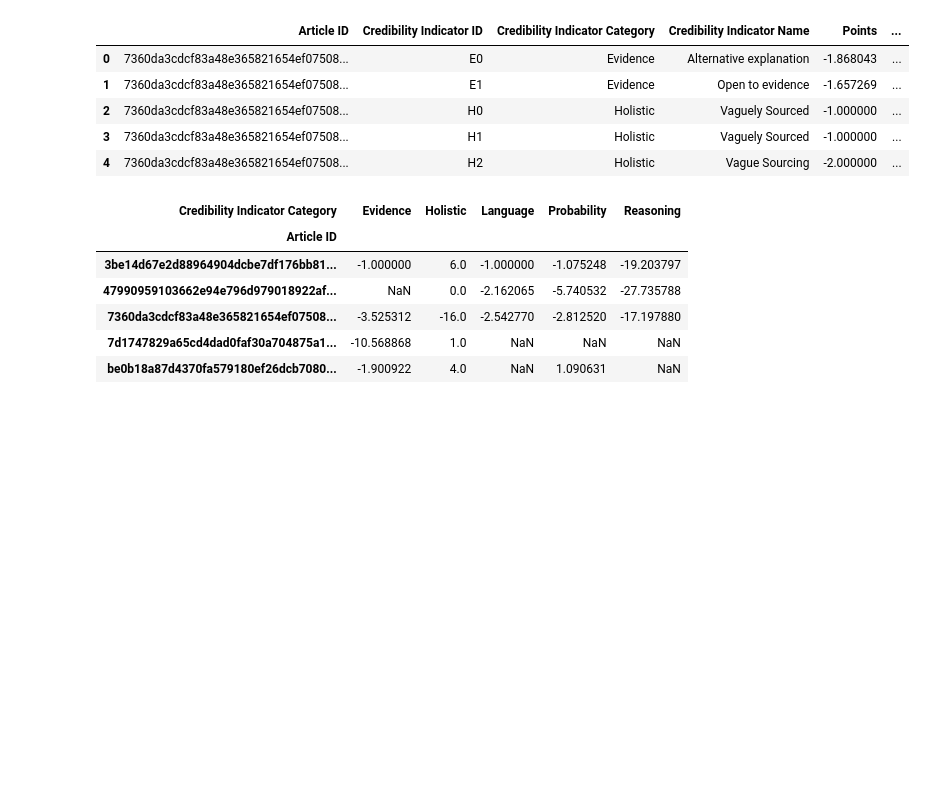
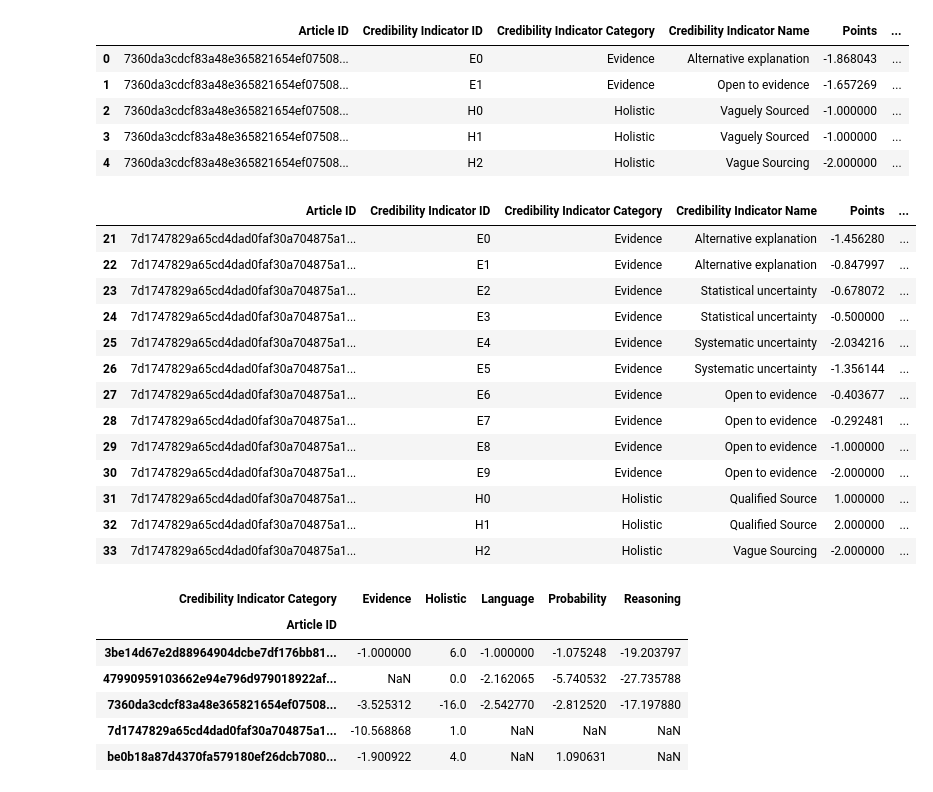
Before and after one commit to Goodly/pe-consensus-scoring, a Jupyter notebook: consensus_and_scoring/newsfeed/visualizations/test.ipynb, the cells around one changed output. Drawn from its saved outputs; the diff is of its cells as text; code cells hidden in the pictures; blank space fills up the shorter version.

```diff
--- a/consensus_and_scoring/newsfeed/visualizations/test.ipynb
+++ b/consensus_and_scoring/newsfeed/visualizations/test.ipynb
@@ -137,6 +137,23 @@ full_data.head()
 | 2 | 7360da3cdcf83a48e365821654ef07508... | H0 | Holistic | Vaguely Sourced | -1.000000 | ... |
 | 3 | 7360da3cdcf83a48e365821654ef07508... | H1 | Holistic | Vaguely Sourced | -1.000000 | ... |
 | 4 | 7360da3cdcf83a48e365821654ef07508... | H2 | Holistic | Vague Sourcing | -2.000000 | ... |
+# %%
+full_data[full_data['Article ID'] == '7d1747829a65cd4dad0faf30a704875a125e9decce3b3bcc82f151193923aad8']
+# %% [output]
+|  | Article ID | Credibility Indicator ID | Credibility Indicator Category | Credibility Indicator Name | Points | ... |
+| 21 | 7d1747829a65cd4dad0faf30a704875a1... | E0 | Evidence | Alternative explanation | -1.456280 | ... |
+| 22 | 7d1747829a65cd4dad0faf30a704875a1... | E1 | Evidence | Alternative explanation | -0.847997 | ... |
+| 23 | 7d1747829a65cd4dad0faf30a704875a1... | E2 | Evidence | Statistical uncertainty | -0.678072 | ... |
+| 24 | 7d1747829a65cd4dad0faf30a704875a1... | E3 | Evidence | Statistical uncertainty | -0.500000 | ... |
+| 25 | 7d1747829a65cd4dad0faf30a704875a1... | E4 | Evidence | Systematic uncertainty | -2.034216 | ... |
+| 26 | 7d1747829a65cd4dad0faf30a704875a1... | E5 | Evidence | Systematic uncertainty | -1.356144 | ... |
+| 27 | 7d1747829a65cd4dad0faf30a704875a1... | E6 | Evidence | Open to evidence | -0.403677 | ... |
+| 28 | 7d1747829a65cd4dad0faf30a704875a1... | E7 | Evidence | Open to evidence | -0.292481 | ... |
+| 29 | 7d1747829a65cd4dad0faf30a704875a1... | E8 | Evidence | Open to evidence | -1.000000 | ... |
+| 30 | 7d1747829a65cd4dad0faf30a704875a1... | E9 | Evidence | Open to evidence | -2.000000 | ... |
+| 31 | 7d1747829a65cd4dad0faf30a704875a1... | H0 | Holistic | Qualified Source | 1.000000 | ... |
+| 32 | 7d1747829a65cd4dad0faf30a704875a1... | H1 | Holistic | Qualified Source | 2.000000 | ... |
+| 33 | 7d1747829a65cd4dad0faf30a704875a1... | H2 | Holistic | Vague Sourcing | -2.000000 | ... |
 # %%
 pd.pivot_table(full_data, index='Article ID', columns='Credibility Indicator Category', values='Points', aggfunc=sum)
 # %% [output]
```
